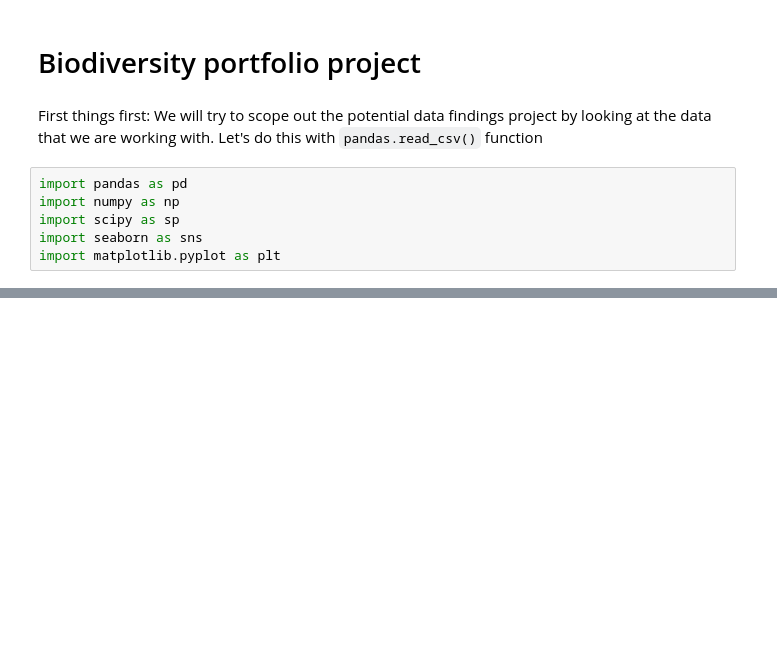
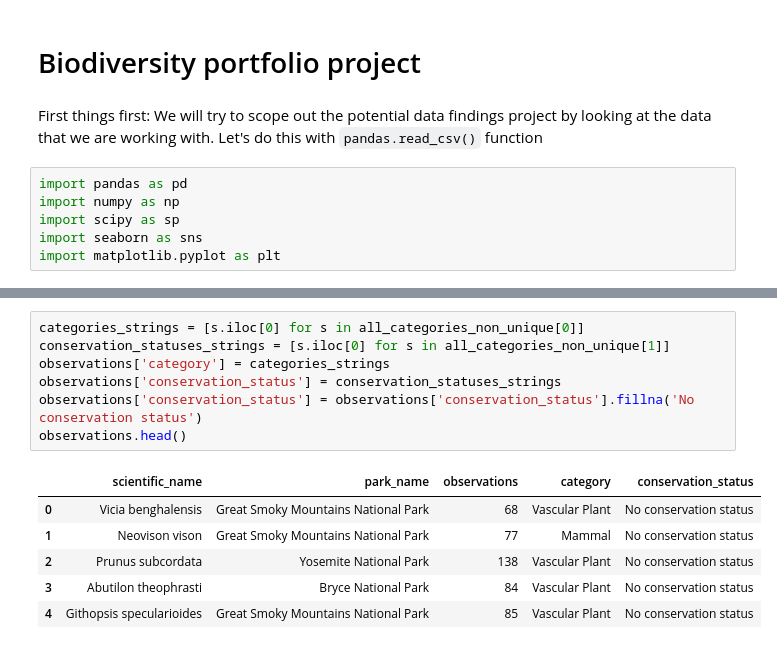
Before and after one commit to lampnis/biodiversity, a Jupyter notebook: biodiversity.ipynb, the cells around one changed output, grey strips where cells are left out. Cells and saved outputs as stored; diff of their text form; blank space fills up the shorter version.

```diff
--- a/biodiversity.ipynb
+++ b/biodiversity.ipynb
@@ -35,0 +112,14 @@ print(species.head())
+# %%
+categories_strings = [s.iloc[0] for s in all_categories_non_unique[0]]
+conservation_statuses_strings = [s.iloc[0] for s in all_categories_non_unique[1]]
+observations['category'] = categories_strings
+observations['conservation_status'] = conservation_statuses_strings
+observations['conservation_status'] = observations['conservation_status'].fillna('No conservation status')
+observations.head()
+# %% [output]
+|  | scientific_name | park_name | observations | category | conservation_status |
+| 0 | Vicia benghalensis | Great Smoky Mountains National Park | 68 | Vascular Plant | No conservation status |
+| 1 | Neovison vison | Great Smoky Mountains National Park | 77 | Mammal | No conservation status |
+| 2 | Prunus subcordata | Yosemite National Park | 138 | Vascular Plant | No conservation status |
+| 3 | Abutilon theophrasti | Bryce National Park | 84 | Vascular Plant | No conservation status |
+| 4 | Githopsis specularioides | Great Smoky Mountains National Park | 85 | Vascular Plant | No conservation status |
```
Also changed, not shown: parts of 15 cells of this notebook.
